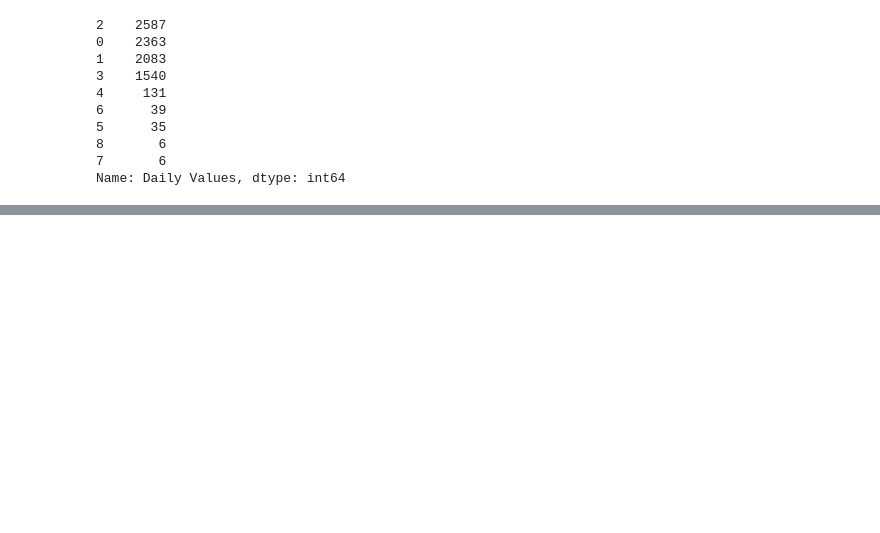
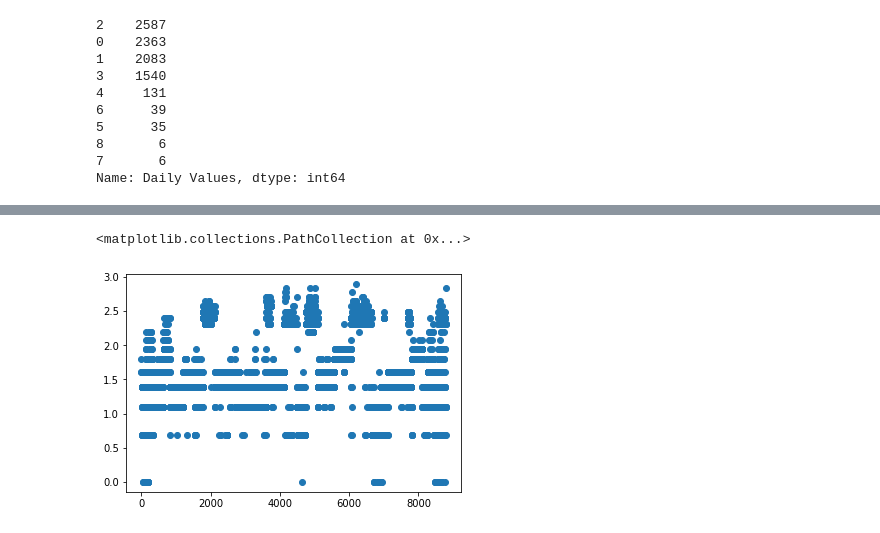
Before and after one commit to anthonyreid518/Food-Donation-Score, a Jupyter notebook: anthony.ipynb, the cells around one changed output, grey strips where cells are left out. Saved outputs shown, nothing was run; the diff lists cells and outputs as text; code cells hidden in the pictures; blank space fills up the shorter version.

```diff
--- a/anthony.ipynb
+++ b/anthony.ipynb
@@ -211,0 +228,5 @@ final_df.head()
+# %%
+plt.scatter(range(len(final_df['score'])),final_df['log_score'])
+# %% [output]
+<matplotlib.collections.PathCollection at 0x...>
+[figure, added]
```
Also changed, not shown: parts of 52 cells of this notebook, 3 other files.
